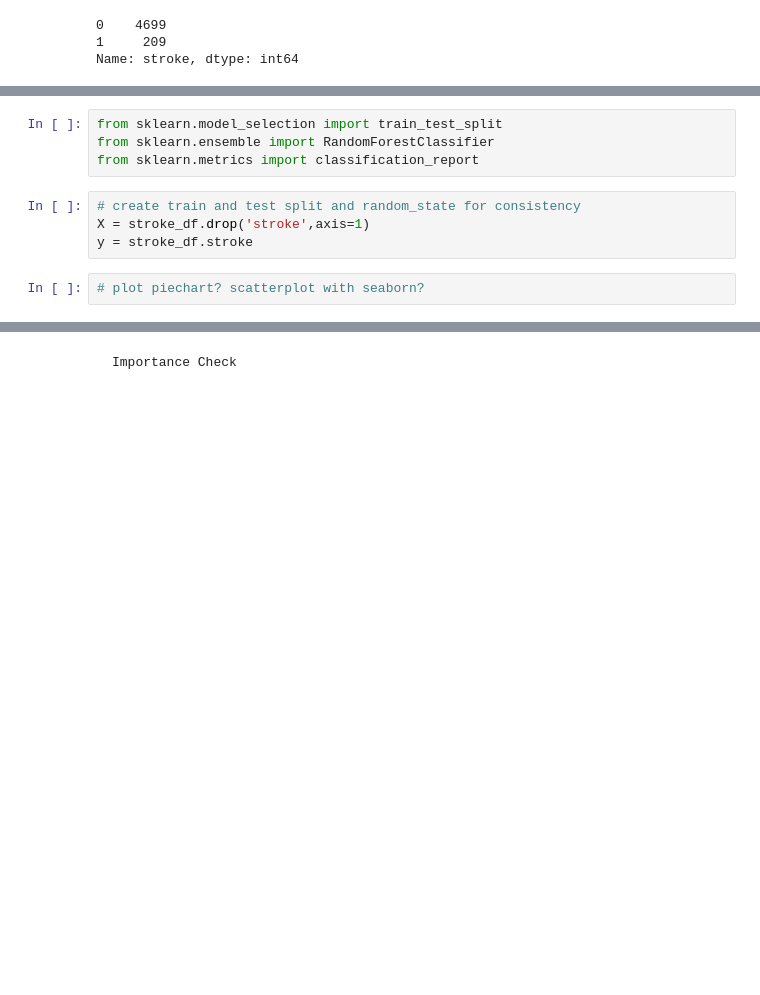
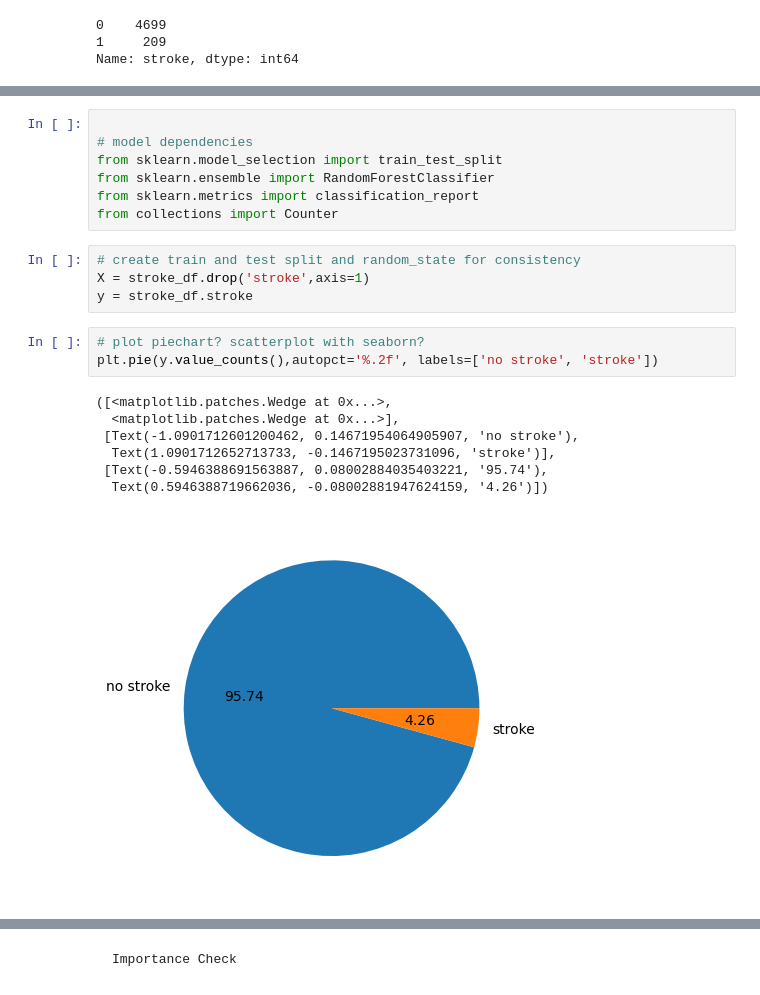
Before and after one commit to MaxDorris/MachineLearningProject, a Jupyter notebook: 1_cleaning.ipynb, the cells around one changed output, grey strips where cells are left out. Drawn from its saved outputs; the diff is of its cells as text; blank space fills up the shorter version.

```diff
--- a/1_cleaning.ipynb
+++ b/1_cleaning.ipynb
@@ -249,10 +258,22 @@ import matplotlib.pyplot as plt
 # %%
+
+# model dependencies
 from sklearn.model_selection import train_test_split
 from sklearn.ensemble import RandomForestClassifier
 from sklearn.metrics import classification_report
+from collections import Counter
 # %%
 # create train and test split and random_state for consistency
 X = stroke_df.drop('stroke',axis=1)
 y = stroke_df.stroke
 # %%
 # plot piechart? scatterplot with seaborn?
+plt.pie(y.value_counts(),autopct='%.2f', labels=['no stroke', 'stroke'])
+# %% [output]
+([<matplotlib.patches.Wedge at 0x...>,
+  <matplotlib.patches.Wedge at 0x...>],
+ [Text(-1.0901712601200462, 0.14671954064905907, 'no stroke'),
+  Text(1.0901712652713733, -0.1467195023731096, 'stroke')],
+ [Text(-0.5946388691563887, 0.08002884035403221, '95.74'),
+  Text(0.5946388719662036, -0.08002881947624159, '4.26')])
+[figure, added]
```
Also changed, not shown: parts of 19 cells of this notebook.
